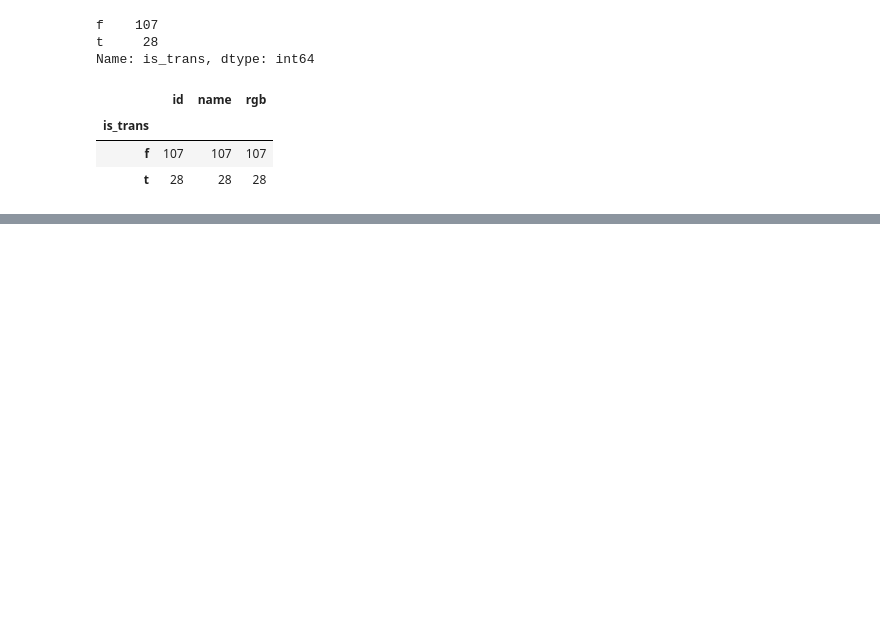
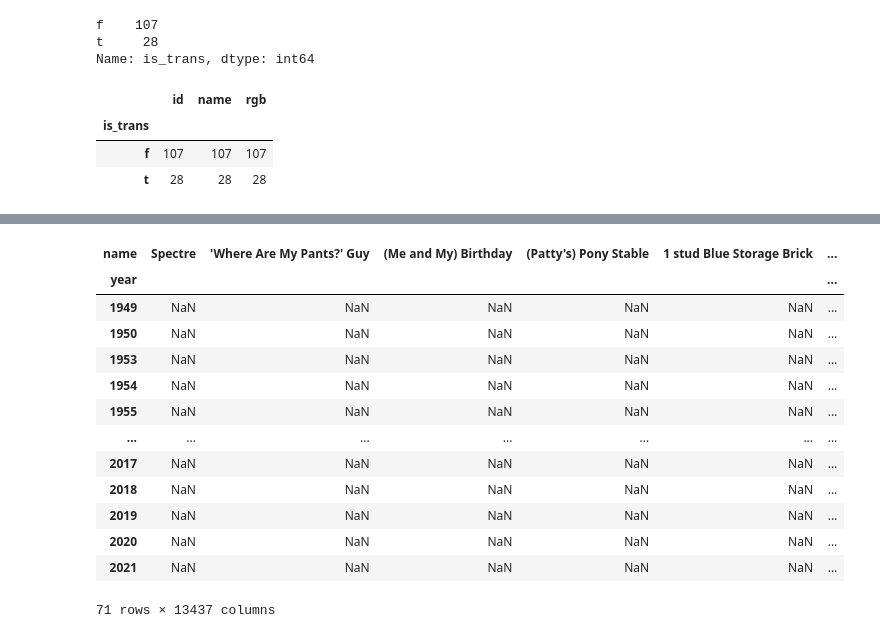
Before and after one commit to Katamave/notebooks, a Jupyter notebook: lego.ipynb, the cells around one changed output, grey strips where cells are left out. Drawn from its saved outputs; the diff is of its cells as text; code cells hidden in the pictures; blank space fills up the shorter version.

```diff
--- a/lego.ipynb
+++ b/lego.ipynb
@@ -48,0 +126,17 @@ df.groupby(df.is_trans).count()
+# %%
+sets_df.pivot_table(values='num_parts', columns='name', index='year')
+# %% [output]
+| name | Spectre | 'Where Are My Pants?' Guy | (Me and My) Birthday | (Patty's) Pony Stable | 1 stud Blue Storage Brick | ... |
+| year |  |  |  |  |  | ... |
+| 1949 | NaN | NaN | NaN | NaN | NaN | ... |
+| 1950 | NaN | NaN | NaN | NaN | NaN | ... |
+| 1953 | NaN | NaN | NaN | NaN | NaN | ... |
+| 1954 | NaN | NaN | NaN | NaN | NaN | ... |
+| 1955 | NaN | NaN | NaN | NaN | NaN | ... |
+| ... | ... | ... | ... | ... | ... | ... |
+| 2017 | NaN | NaN | NaN | NaN | NaN | ... |
+| 2018 | NaN | NaN | NaN | NaN | NaN | ... |
+| 2019 | NaN | NaN | NaN | NaN | NaN | ... |
+| 2020 | NaN | NaN | NaN | NaN | NaN | ... |
+| 2021 | NaN | NaN | NaN | NaN | NaN | ... |
+71 rows × 13437 columns
```
Also changed, not shown: parts of 28 cells of this notebook, 1 other file.
